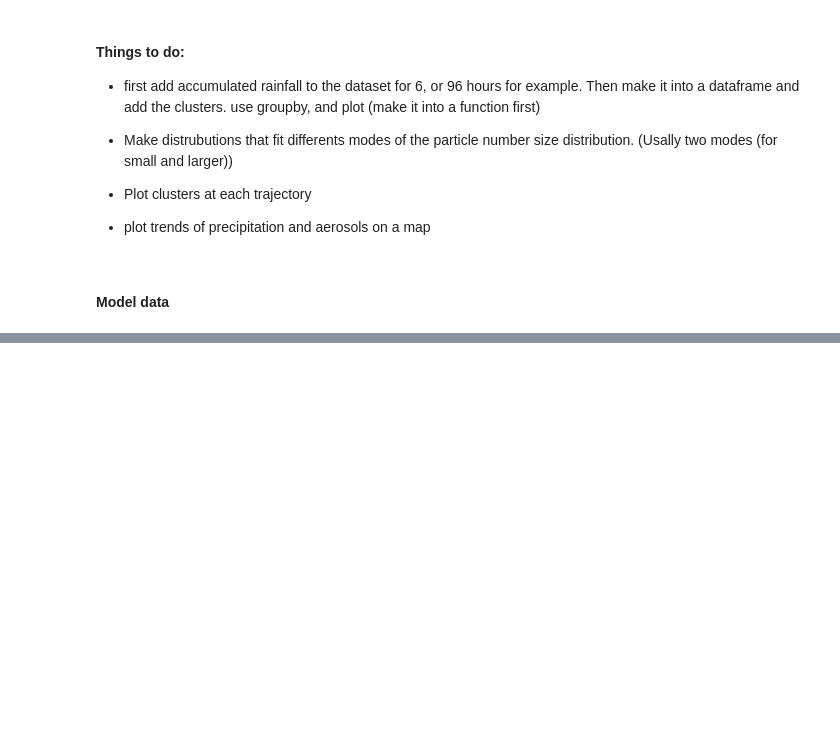
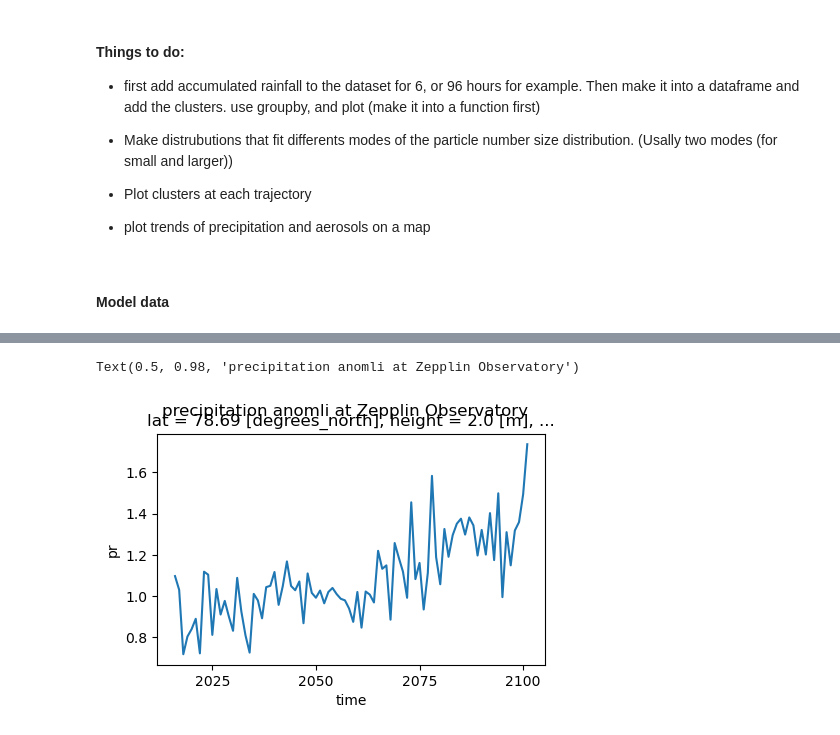
Before and after one commit to eScience-course/Tjaernoe2022-group7, a Jupyter notebook: ingrblu/ingrid_notebook.ipynb, the cells around one changed output, grey strips where cells are left out. Cells and saved outputs as stored; diff of their text form; code cells hidden in the pictures; blank space fills up the shorter version.

```diff
--- a/ingrblu/ingrid_notebook.ipynb
+++ b/ingrblu/ingrid_notebook.ipynb
@@ -304,5 +343,5 @@ dset['pr'].mean('time').plot()
 # %%
 # decadal precipitation
 
-dec_pr = dset['pr'].resample(time="Y").mean()*86400 #mm/decades
-dec_pr
+NorESM_yearly = dset.resample(time="Y").mean()*86400 #mm/decades
+NorESM_yearly
@@ -309,6 +364,6 @@ dec_pr
 # %%
-mean_pr = dset['pr'].mean()
-anomaly_pr = dec_pr-mean_pr
+mean_NorESM_yearly = dset.mean()
+anomaly_pr = NorESM_yearly-mean_NorESM_yearly
 # %%
 lat_zeppelin = 78.54
 lon_zeppelin = 52.53
@@ -316,7 +371,10 @@ pr_zeppelin_anomali = anomaly_pr.sel(lat=lat_zeppelin, lon = lon_zeppelin, metho
 # %%
 fig = plt.figure(figsize=(5,3))
 ax = fig.add_subplot(111)
-pr_zeppelin_anomali.plot()
+pr_zeppelin_anomali['pr'].plot()
 fig.suptitle('precipitation anomli at Zepplin Observatory', fontsize=12)
+# %% [output]
+Text(0.5, 0.98, 'precipitation anomli at Zepplin Observatory')
+[figure, added]
 # %%
 ! pip install pymannkendall
```
Also changed, not shown: parts of 21 cells of this notebook.
